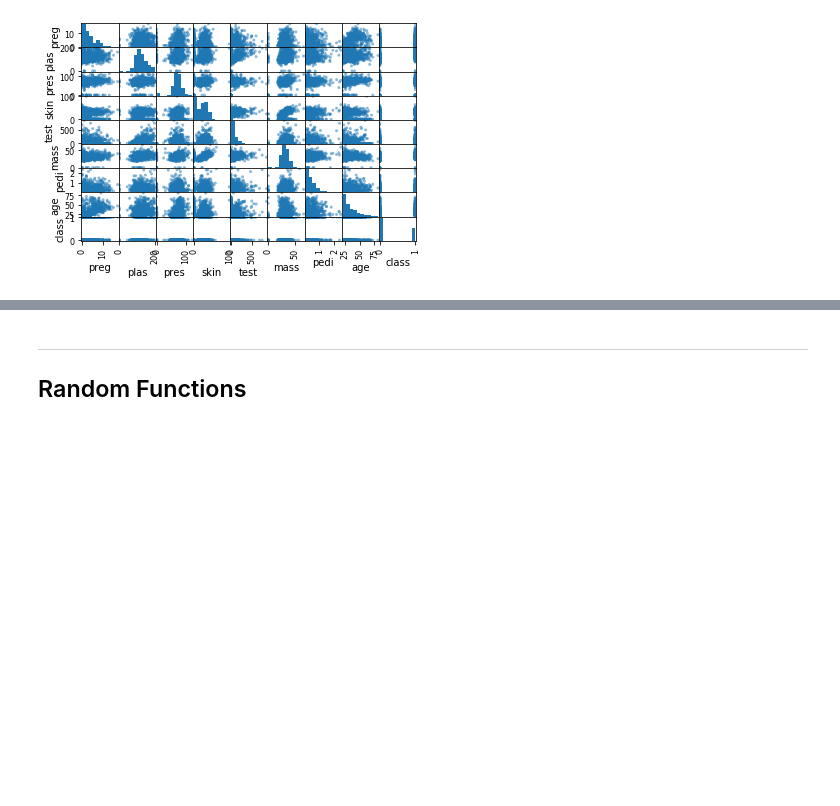
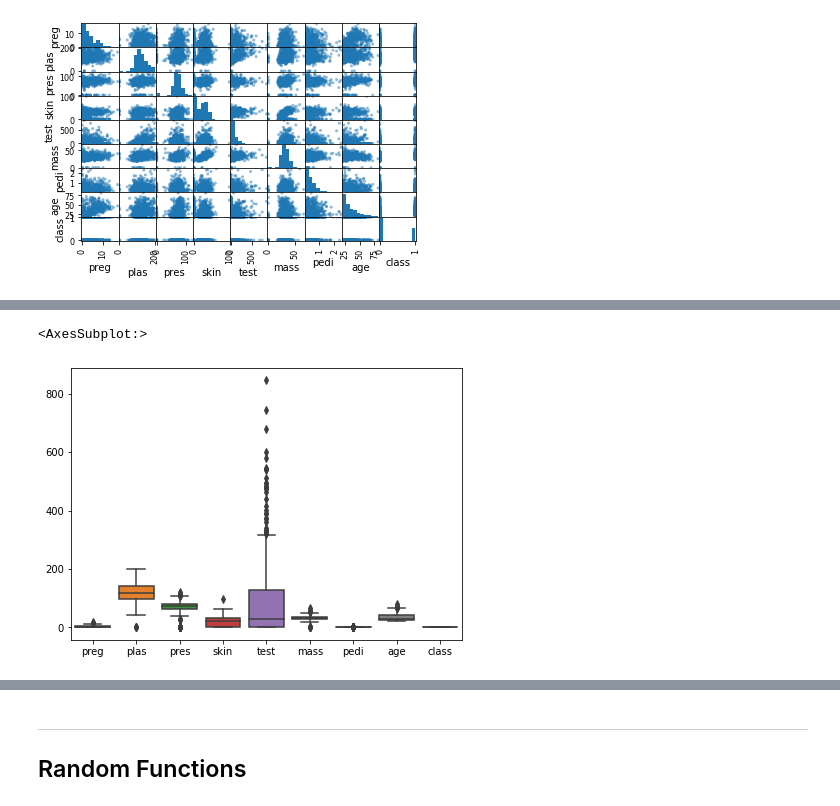
Before and after one commit to osrow/Python_Notes, a Jupyter notebook: Python_Notes.ipynb, the cells around one changed output, grey strips where cells are left out. Cells and saved outputs as stored; diff of their text form; code cells hidden in the pictures; blank space fills up the shorter version.

```diff
--- a/Python_Notes.ipynb
+++ b/Python_Notes.ipynb
@@ -461,0 +469,7 @@ plt.show()
+# %%
+#Outliers detection using Boxplot
+plt.figure(figsize = (7, 5))
+sns.boxplot(data = data)
+# %% [output]
+<AxesSubplot:>
+[figure, added]
```
Also changed, not shown: parts of 3 cells of this notebook.
